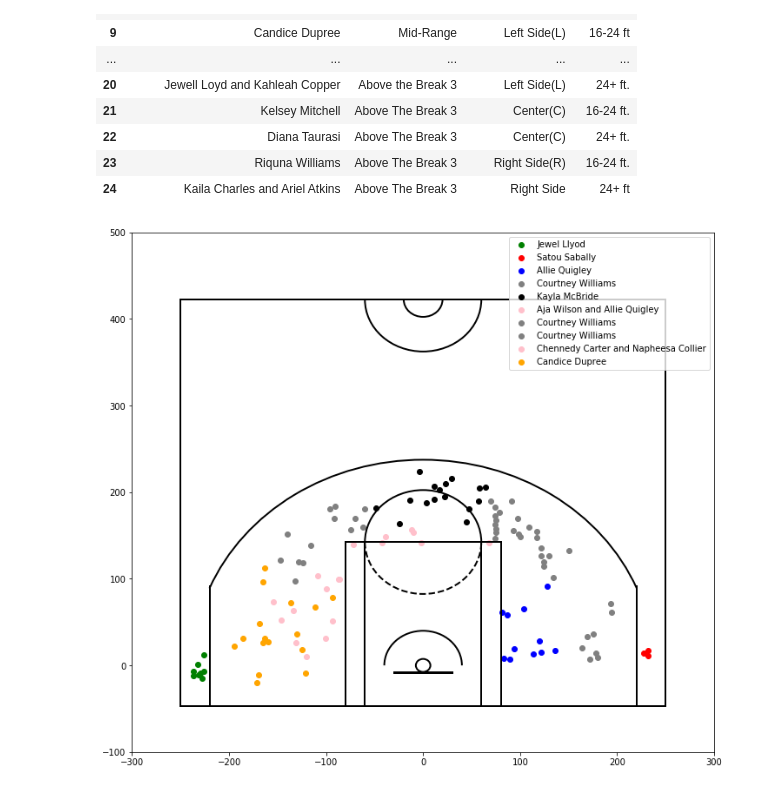
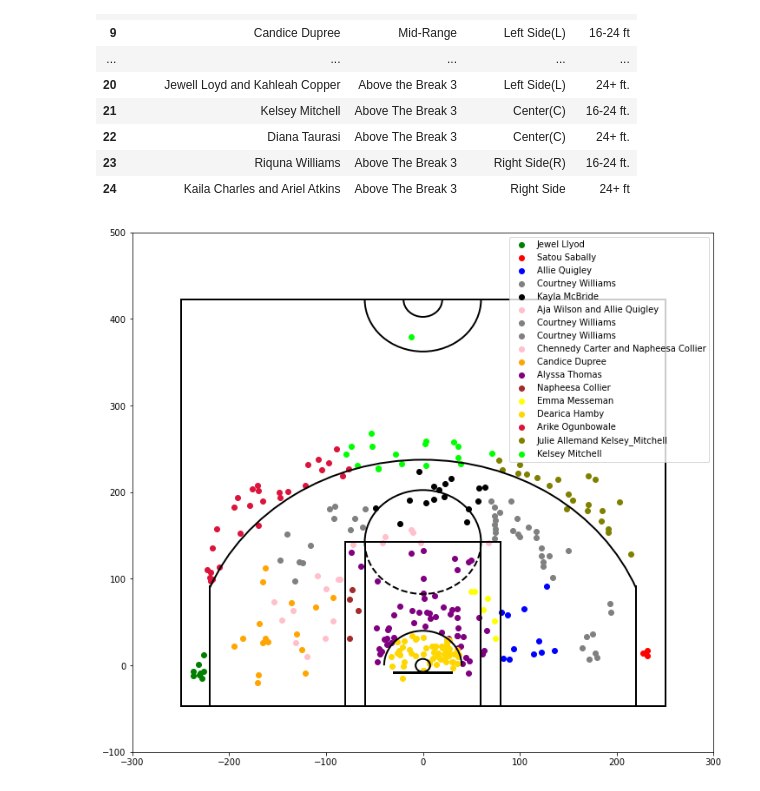
Before and after one commit to stewart-lacy/WNBA, a Jupyter notebook: WNBA_Shooting_2020.ipynb, the cells around one changed output. Saved outputs shown, nothing was run; the diff lists cells and outputs as text; code cells hidden in the pictures.

```diff
--- a/WNBA_Shooting_2020.ipynb
+++ b/WNBA_Shooting_2020.ipynb
@@ -407,6 +469,8 @@ RA.groupby(by='PLAYER_NAME').sum()['Count'].sort_values(ascending=False).to_fram
 | Alyssa Thomas | 56 |
 | DeWanna Bonner | 55 |
 | Nneka Ogwumike | 54 |
+# %%
+Dearica_Hamby_made=RA.loc[RA['PLAYER_NAME']=='Dearica Hamby']
 # %% [markdown]
 ## Above the Break 3
 # %%
@@ -434,6 +498,8 @@ Above_The_Break_3_LC_16to24.groupby(by='PLAYER_NAME').sum()['Count'].sort_values
 | Damiris Dantas | 1 |
 | Chennedy Carter | 1 |
 | Breanna Stewart | 1 |
+# %%
+Arike_Ogunbowale_made=Above_The_Break_3_LC.loc[Above_The_Break_3_LC['PLAYER_NAME'] == 'Arike Ogunbowale']
 # %% [markdown]
 ### Left Side Center 24+ ft
 # %%
@@ -471,3 +537,6 @@ Above_The_Break_3_RC_16to24.groupby(by='PLAYER_NAME').sum()['Count'].sort_values
 | Alysha Clark | 1 |
 | Angel McCoughtry | 1 |
 | Blake Dietrick | 1 |
+# %%
+Julie_allemand_Kelsey_Mitchell_made=Above_The_Break_3_RC.loc[Above_The_Break_3_RC['PLAYER_NAME'] =='Kelsey Mitchell']
+Julie_allemand_Kelsey_Mitchell_made
@@ -545,3 +634,6 @@ Above_The_Break_3_center_16to24.groupby(by='PLAYER_NAME').sum()['Count'].sort_va
 | Candace Parker | 1 |
 | Chelsea Gray | 1 |
 | Cheyenne Parker | 1 |
+# %%
+Kelsey_Mitchell_made=Above_The_Break_3_center.loc[Above_The_Break_3_center["PLAYER_NAME"] =='Kelsey Mitchell']
+Kelsey_Mitchell_made
@@ -741,20 +851,27 @@ def draw_court(ax=None, color='black', lw=2, outer_lines=False):
 # %%
 plt.figure(figsize=(12,11))
 draw_court(outer_lines=True, color="black")
 plt.scatter(Jewel_Lloyd_made.LOC_X, Jewel_Lloyd_made.LOC_Y,label='Jewel Llyod', color='Green')
 plt.scatter(Satou_Sabally_made_shots.LOC_X, Satou_Sabally_made_shots.LOC_Y,label='Satou Sabally', color="red")
 plt.scatter(Allie_Quigley_made.LOC_X, Allie_Quigley_made.LOC_Y,label='Allie Quigley', color="blue")
 plt.scatter(Courtney_Williams_made.LOC_X, Courtney_Williams_made.LOC_Y,label='Courtney Williams', color="grey")
 plt.scatter(Kayla_McBride_made.LOC_X, Kayla_McBride_made.LOC_Y,label='Kayla McBride', color="black")
 plt.scatter(test_center.LOC_X, test_center.LOC_Y,label='Aja Wilson and Allie Quigley', color="pink")
 plt.scatter(Courtney_Williams_made_2.LOC_X, Courtney_Williams_made_2.LOC_Y,label='Courtney Williams', color="grey")
 plt.scatter(Courtney_Williams_made_3.LOC_X, Courtney_Williams_made_3.LOC_Y,label='Courtney Williams', color="grey")
 plt.scatter(Chennedy_Carter_made.LOC_X, Chennedy_Carter_made.LOC_Y,label='Chennedy Carter and Napheesa Collier', color="pink")
 plt.scatter(Candice_Dupree_made.LOC_X, Candice_Dupree_made.LOC_Y,label='Candice Dupree', color="orange")
+plt.scatter(A_THomas.LOC_X, A_THomas.LOC_Y,label='Alyssa Thomas', color="purple")
+plt.scatter(Napheesa_Collier_made.LOC_X, Napheesa_Collier_made.LOC_Y,label='Napheesa Collier', color="brown")
+plt.scatter(Emma_Messeman_made.LOC_X, Emma_Messeman_made.LOC_Y,label='Emma Messeman', color="yellow")
+plt.scatter(Dearica_Hamby_made.LOC_X, Dearica_Hamby_made.LOC_Y,label='Dearica Hamby', color="gold")
+plt.scatter(Arike_Ogunbowale_made.LOC_X, Arike_Ogunbowale_made.LOC_Y,label='Arike Ogunbowale', color="crimson")
+plt.scatter(Julie_allemand_Kelsey_Mitchell_made.LOC_X, Julie_allemand_Kelsey_Mitchell_made.LOC_Y,label='Julie Allemand Kelsey_Mitchell ', color="olive")
+plt.scatter(Kelsey_Mitchell_made.LOC_X, Kelsey_Mitchell_made.LOC_Y,label='Kelsey Mitchell', color="lime")
 
 plt.xlim(-300,300)
 plt.ylim(-100,500)
 plt.legend(loc='upper right')
 plt.show()
 # %% [output]
-[figure, old version]
+[figure, new version]
```
Also changed, not shown: parts of 10 cells of this notebook.
